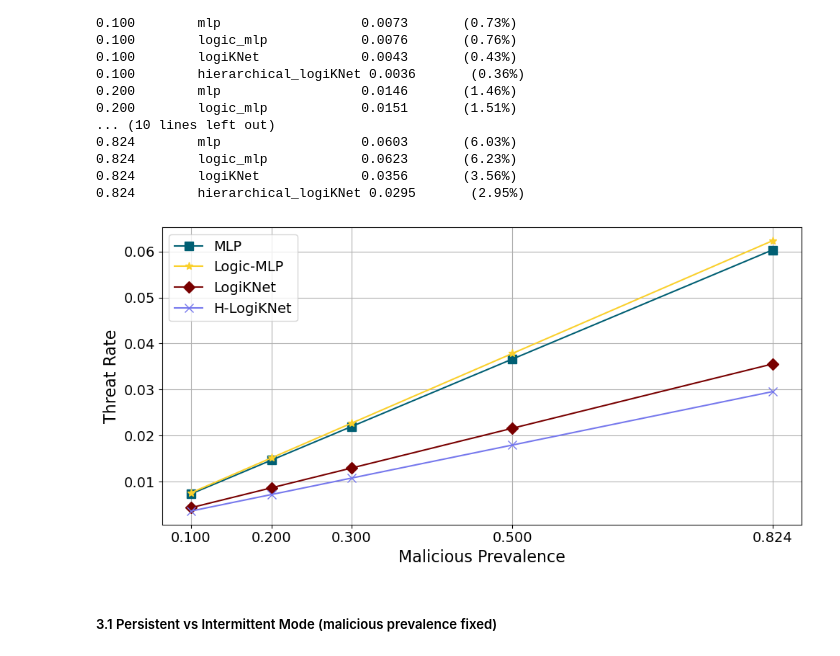
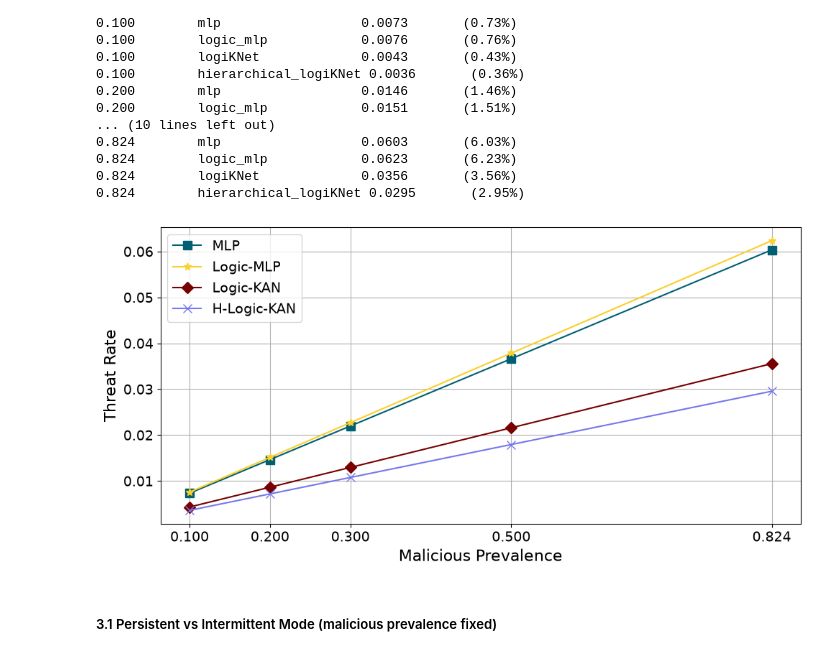
Before and after one commit to zhijin44/LogiKNet, a Jupyter notebook: P1_structurelevel/efficiency/power_vs_rate.ipynb, the cells around one changed output. Saved outputs shown, nothing was run; the diff lists cells and outputs as text; code cells hidden in the pictures.

```diff
--- a/P1_structurelevel/efficiency/power_vs_rate.ipynb
+++ b/P1_structurelevel/efficiency/power_vs_rate.ipynb
@@ -287,7 +287,7 @@ device = torch.device("cuda" if torch.cuda.is_available() else "cpu")
 print(f"\n Using device: {device} \n")
 
 # Load data
-input_folder = '/home/zyang44/Github/baseline_cicIOT/P1_structurelevel/efficiency/input_files'
+input_folder = '/Users/zhijinyang/Documents/VSCode/LogiKNet/P1_structurelevel/efficiency/input_files'
 train_fname = 'logiKNet_train_35945.csv'
 test_fname = 'logiKNet_test_3994.csv'
 
@@ -318,7 +318,7 @@ test_loader = DataLoader(
 
 
 ###############################load model and testing########################################
-model_state_folder = '/home/zyang44/Github/baseline_cicIOT/P1_structurelevel/efficiency/model_weights'
+model_state_folder = '/Users/zhijinyang/Documents/VSCode/LogiKNet/P1_structurelevel/efficiency/model_weights'
 
 # load all four models
 mlp_infer = MLP(layer_sizes=(18, 10, 6)).to(device)
@@ -767,8 +767,8 @@ import numpy as np
 model_attrs = {
     "mlp": {"color": "#005f73", "marker": "s", "name": "MLP"},  # square
     "logic_mlp": {"color": "#fad02c", "marker": "*", "name": "Logic-MLP"},  # star
-    "logiKNet": {"color": "#780000", "marker": "D", "name": "LogiKNet"},  # diamond
-    "hierarchical_logiKNet": {"color": "#7678ed", "marker": "x", "name": "H-LogiKNet"}  # x-mark
+    "logiKNet": {"color": "#780000", "marker": "D", "name": "Logic-KAN"},  # diamond
+    "hierarchical_logiKNet": {"color": "#7678ed", "marker": "x", "name": "H-Logic-KAN"}  # x-mark
 }
 
 label_font_size = 16
@@ -785,34 +785,34 @@ def plot_threat_rate_vs_prevalence(threat_rate, prevalence_list):
         prevalence_list: List of prevalence values used in the analysis
     """
     plt.figure(figsize=(10, 5))
 
     for model_name in model_attrs.keys():
         impact_vals = [threat_rate[p][model_name] for p in prevalence_list]
         plt.plot(prevalence_list, impact_vals,
                  label=model_attrs[model_name]["name"],
                  color=model_attrs[model_name]["color"],
                  marker=model_attrs[model_name]["marker"],
                  markersize=8)
 
     # plt.title("Threat Rate of Models at Different Prevalence Levels")
     plt.xlabel("Malicious Prevalence", fontsize=label_font_size)
     plt.ylabel("Threat Rate", fontsize=label_font_size)
     plt.xticks(prevalence_list, fontsize=tick_font_size)
     plt.yticks(fontsize=tick_font_size)
     plt.grid(True)
     plt.legend(fontsize=legend_font_size)
     plt.tight_layout()
 
     # Save the plot to a file
     plt.savefig("../output/threat_rate_vs_prevalence.pdf", format="pdf", dpi=300)
     # Show the plots
     plt.show()
 
 
 # Plot the real-world impact of each model
 plot_threat_rate_vs_prevalence(threat_rate, prevalence_list=prevalence_list)
 # %% [output]
-[figure, old version]
+[figure, new version]
 # %% [markdown]
 ##### 3.1 Persistent vs Intermittent Mode (malicious prevalence fixed)
 # %%
```
Also changed, not shown: parts of 4 cells of this notebook, 8 other files.
